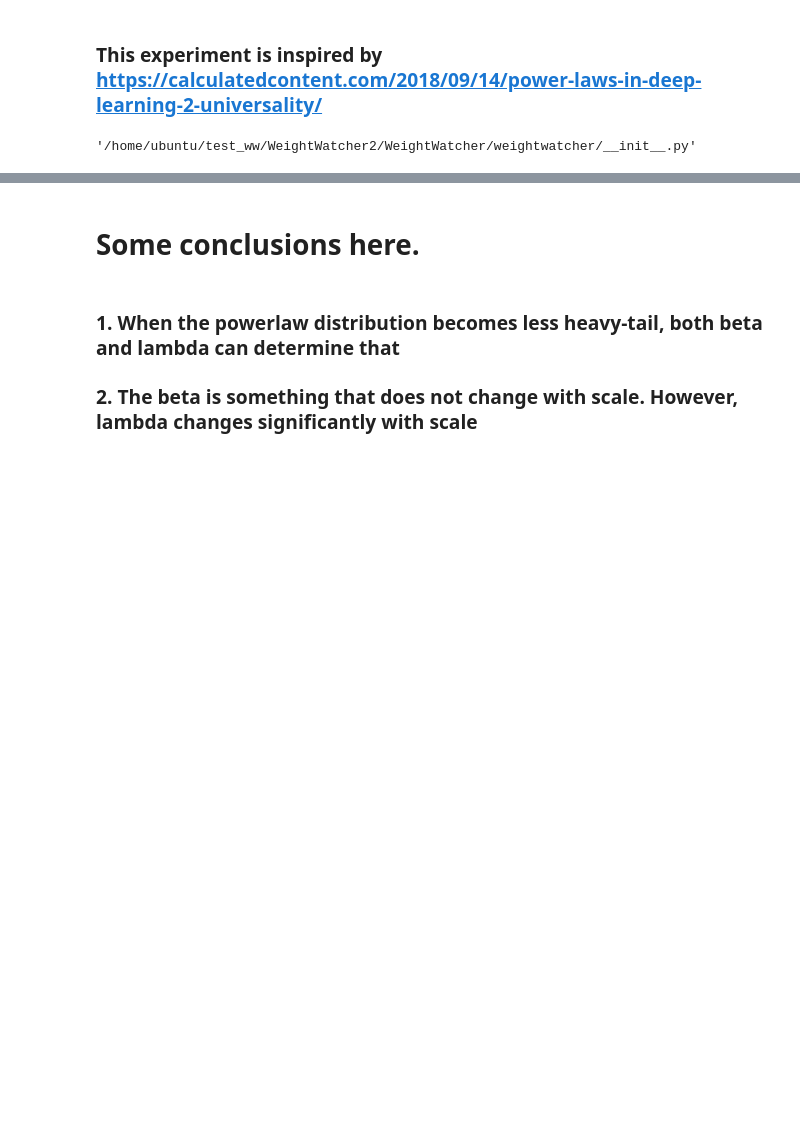
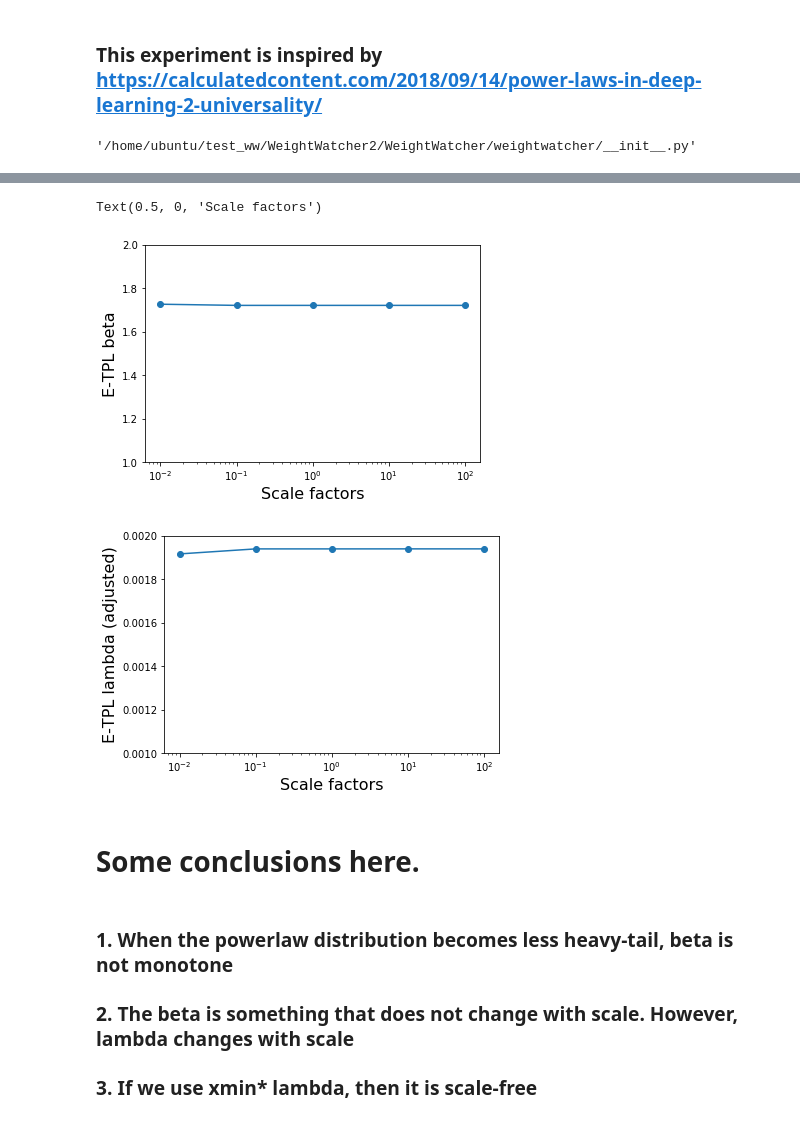
Before and after one commit to nsfzyzz/Generalization_metrics_for_NLP, a Jupyter notebook: visualization/Check_scale_invariance.ipynb, the cells around one changed output, grey strips where cells are left out. Cells and saved outputs as stored; diff of their text form; code cells hidden in the pictures; blank space fills up the shorter version.

```diff
--- a/visualization/Check_scale_invariance.ipynb
+++ b/visualization/Check_scale_invariance.ipynb
@@ -60,5 +104,35 @@ Text(0, 0.5, 'lambda: exponential truncation coefficient')
+# %%
+evals = generate_pdfs(mu = 1.5)
+scale_alphas = []
+scale_lambdas = []
+scale_factors = [0.01, 0.1, 1.0, 10, 100]
+
+for scale_factor in scale_factors:
+    new_evals = evals*scale_factor
+    watcher = ww.WeightWatcher(model=None)
+    alpha, xmin, xmax, D, sigma, num_pl_spikes, best_fit, exponent, sigma_var = \
+            watcher.fit_powerlaw(new_evals, xmax = np.max(new_evals), plot=False, distribution='truncated_power_law')
+    scale_alphas.append(alpha)
+    scale_lambdas.append(xmin*exponent)
+# %%
+fig, ax = plt.subplots()
+ax.semilogx(scale_factors, scale_alphas, 'o-')
+ax.set_ylim([1,2])
+ax.set_ylabel('E-TPL beta', fontsize = 16)
+ax.set_xlabel('Scale factors', fontsize = 16)
+
+fig, ax = plt.subplots()
+ax.semilogx(scale_factors, scale_lambdas, 'o-')
+ax.set_ylim([0.001,0.002])
+ax.set_ylabel('E-TPL lambda (adjusted)', fontsize = 16)
+ax.set_xlabel('Scale factors', fontsize = 16)
+# %% [output]
+Text(0.5, 0, 'Scale factors')
+[figure, added]
+[figure, added]
 # %% [markdown]
 # Some conclusions here.
 # %% [markdown]
-### 1. When the powerlaw distribution becomes less heavy-tail, both beta and lambda can determine that
-### 2. The beta is something that does not change with scale. However, lambda changes significantly with scale
+### 1. When the powerlaw distribution becomes less heavy-tail, beta is not monotone
+### 2. The beta is something that does not change with scale. However, lambda changes with scale
+### 3. If we use xmin* lambda, then it is scale-free
```
Also changed, not shown: parts of 8 cells of this notebook.
